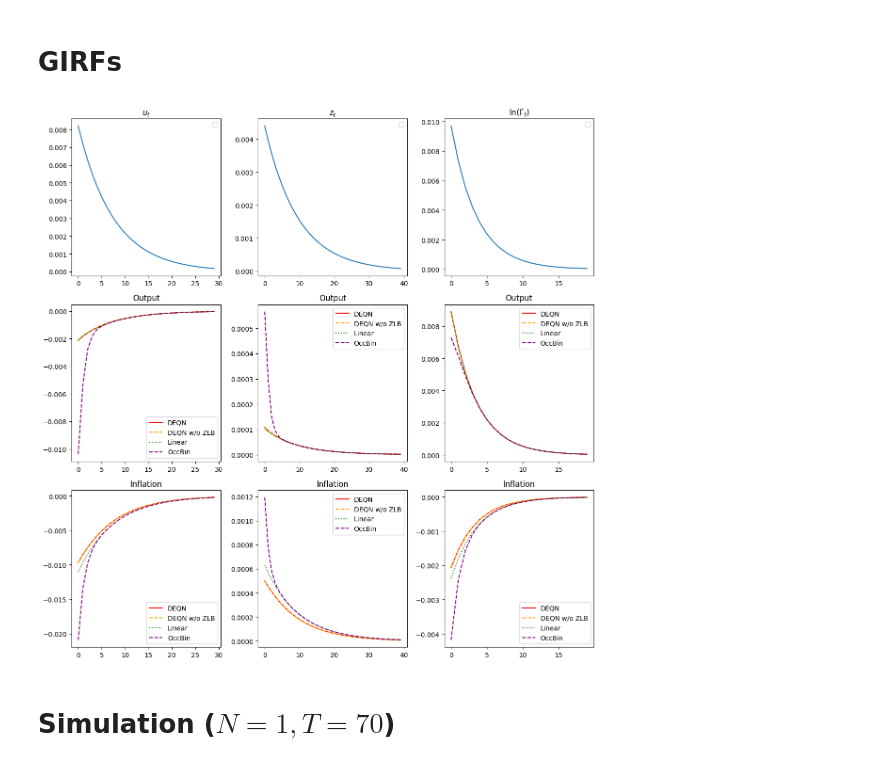
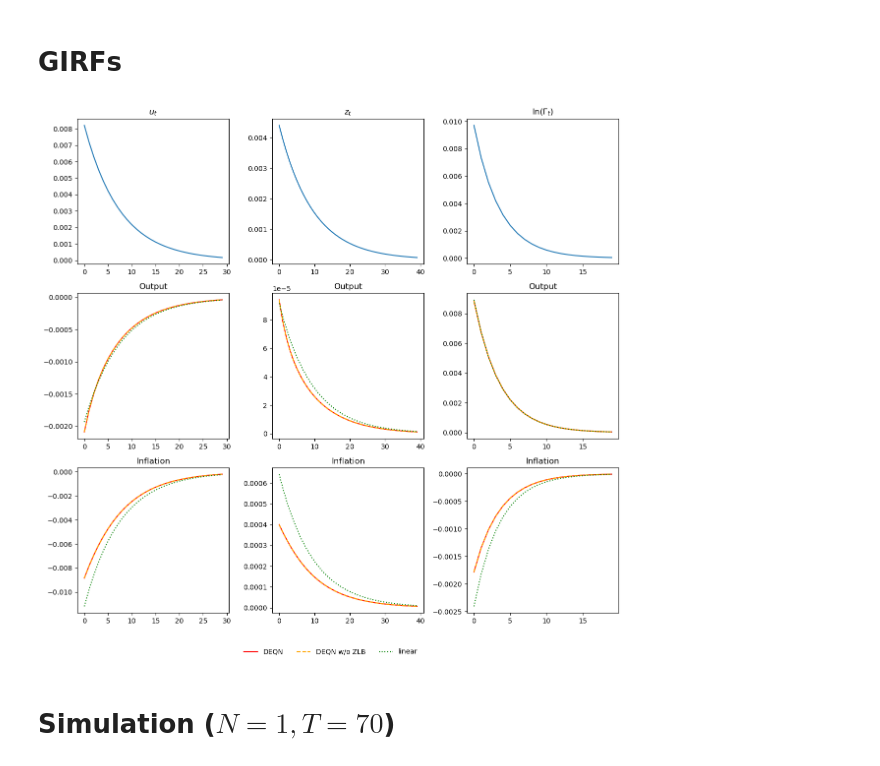
Before and after one commit to qxb650/GlobalRANK, a Jupyter notebook: 03_results.ipynb, the cells around one changed output. Drawn from its saved outputs; the diff is of its cells as text; code cells hidden in the pictures.

```diff
--- a/03_results.ipynb
+++ b/03_results.ipynb
@@ -28,8 +28,8 @@ choosing cpu
 # %% [markdown]
 # Load solutions
 # %%
-ZLB_sol_path = 'output/nn_ZLB_28_4.pkl'
-noZLB_sol_path = 'output/nn_noZLB_28_4.pkl'
+ZLB_sol_path = 'output/nn_ZLB_29_4.pkl'
+noZLB_sol_path = 'output/nn_noZLB_29_4.pkl'
 # %%
 model = RANK.RANK_model(device)
 model.load(ZLB_sol_path)
@@ -54,7 +56,7 @@ model.compute_GIRF(shock_std, 10000, extra_nn=model_noZLB.nn)
 # %%
-model.plot_GIRF(plot_extra=True, save_path='plots/GIRFs.png')
+model.plot_GIRF(plot_extra=True, save_path='plots/GIRFs.png', plot_OccBin=False)
 # %% [output]
-[figure, old version]
+[figure, new version]
 # %% [markdown]
 # Simulation ($N=1, T=70$)
 # %%
```
Also changed, not shown: parts of 14 cells of this notebook, 22 other files.
